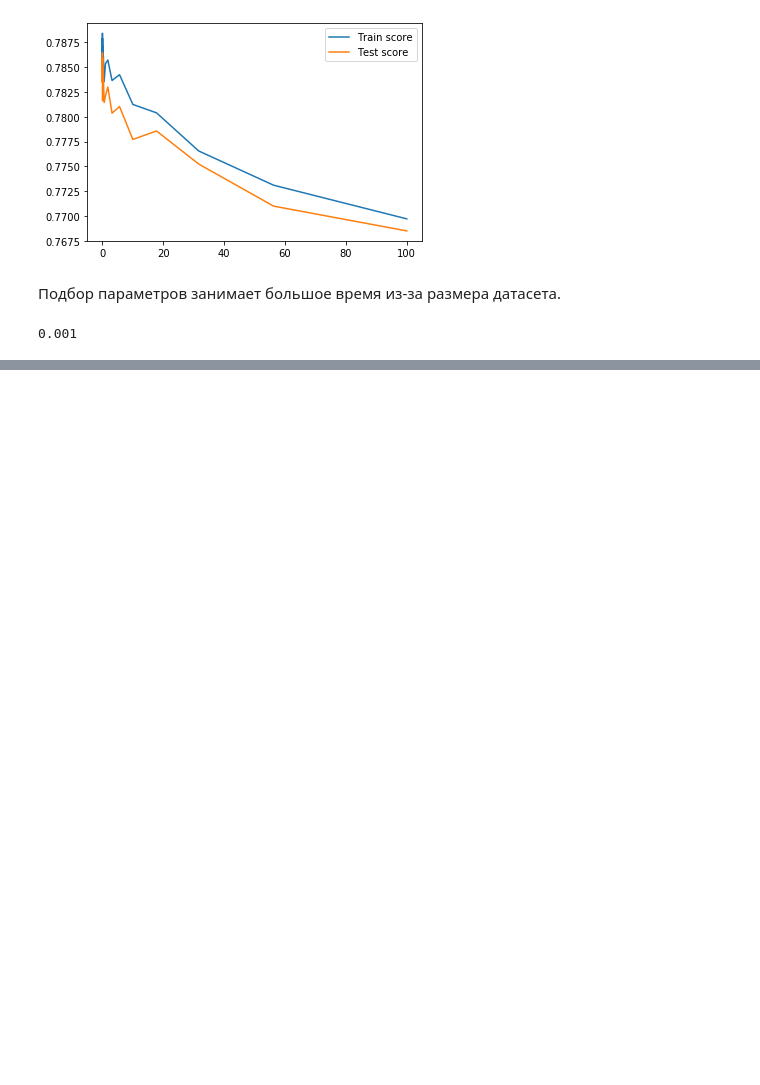
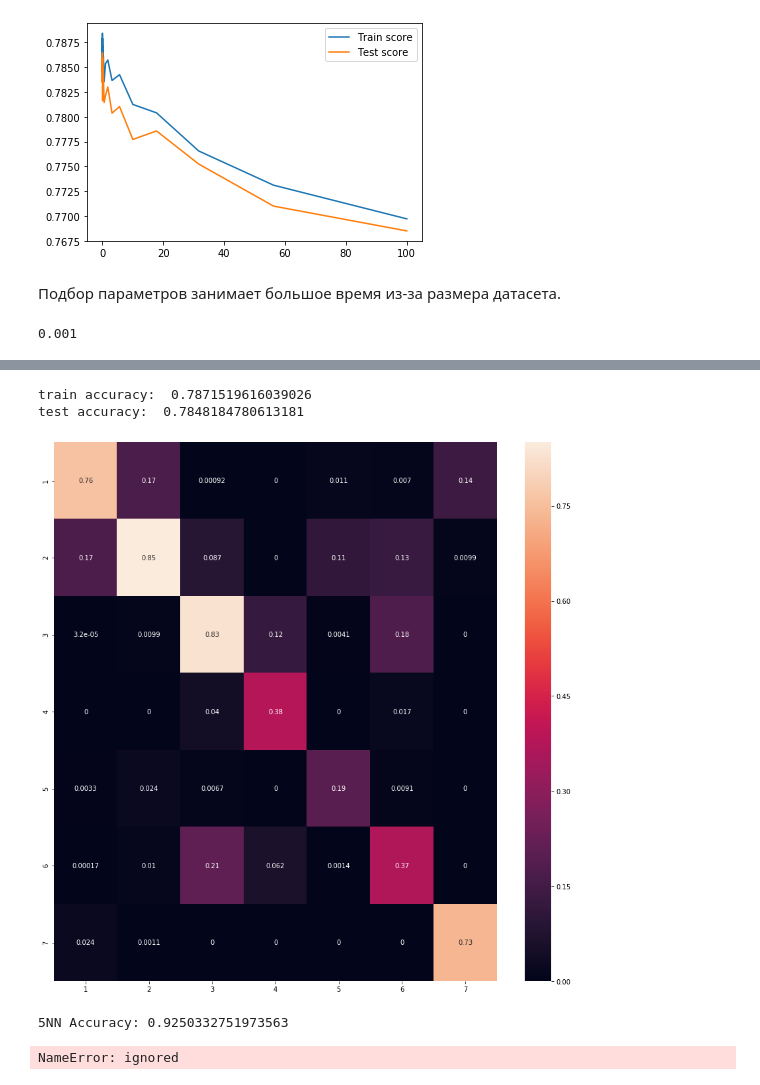
Before and after one commit to vladimirwest/HSE_ML_Course, a Jupyter notebook: KNN_1_lab.ipynb, the cells around one changed output, grey strips where cells are left out. Cells and saved outputs as stored; diff of their text form; code cells hidden in the pictures; blank space fills up the shorter version.

```diff
--- a/KNN_1_lab.ipynb
+++ b/KNN_1_lab.ipynb
@@ -711,0 +715,5 @@ hidden_layer_sizes = 20
+# %%
+from sklearn.neural_network import MLPClassifier
+mlp_model = MLPClassifier(hidden_layer_sizes = (20,), solver = 'lbfgs',
+                          activation = 'logistic', alpha = 0.001, random_state = 42)
+mlp_model.fit(X_train, y_train)
@@ -711,0 +728,27 @@ hidden_layer_sizes = 20
+# %%
+print("train accuracy: ", mlp_model.score(X_train, y_train))
+print("test accuracy: ", mlp_model.score(X_test, y_test))
+# %% [output]
+train accuracy:  0.7871519616039026
+test accuracy:  0.7848184780613181
+# %%
+y_train_pred = mlp_model.predict(X_train)
+y_test_pred = mlp_model.predict(X_test)
+# %%
+from sklearn.metrics import confusion_matrix
+import seaborn as sns
+classes = [1,2,3,4,5,6,7]
+cnf_matrix = confusion_matrix(y_test, y_test_pred, labels = classes)
+plt.figure(figsize=(15,15))
+ax = sns.heatmap(cnf_matrix / cnf_matrix.astype(np.float).sum(axis=1), annot=True,xticklabels=classes,yticklabels=classes)
+# %% [output]
+[figure, added]
+# %%
+from sklearn.neighbors import KNeighborsClassifier
+five_nn = KNeighborsClassifier(n_neighbors=5)
+five_nn.fit(X_train,y_train)
+Accuracy_sel=five_nn.score(X_test,y_test)
+print('5NN Accuracy:',Accuracy_sel)
+# %% [output]
+5NN Accuracy: 0.9250332751973563
+NameError: ignored
```
Also changed, not shown: parts of 7 cells of this notebook.
